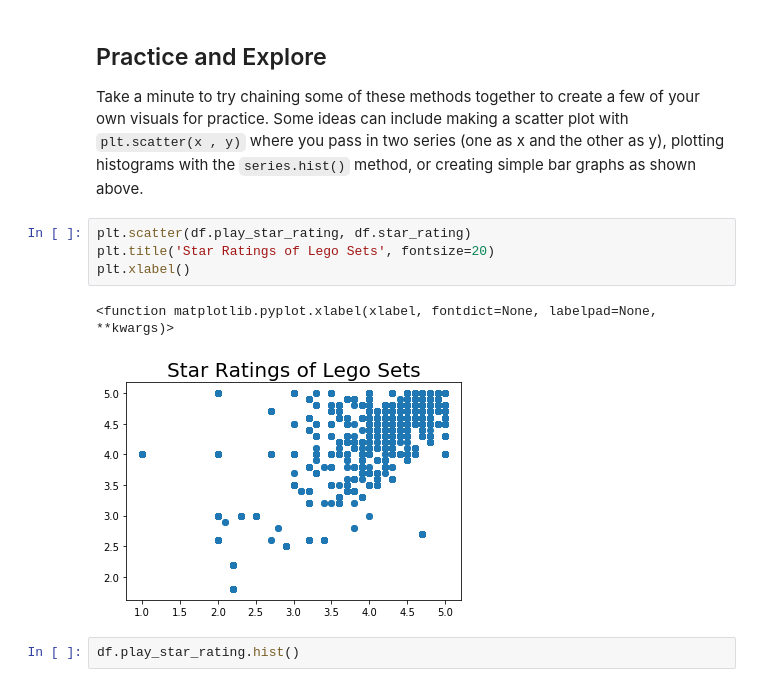
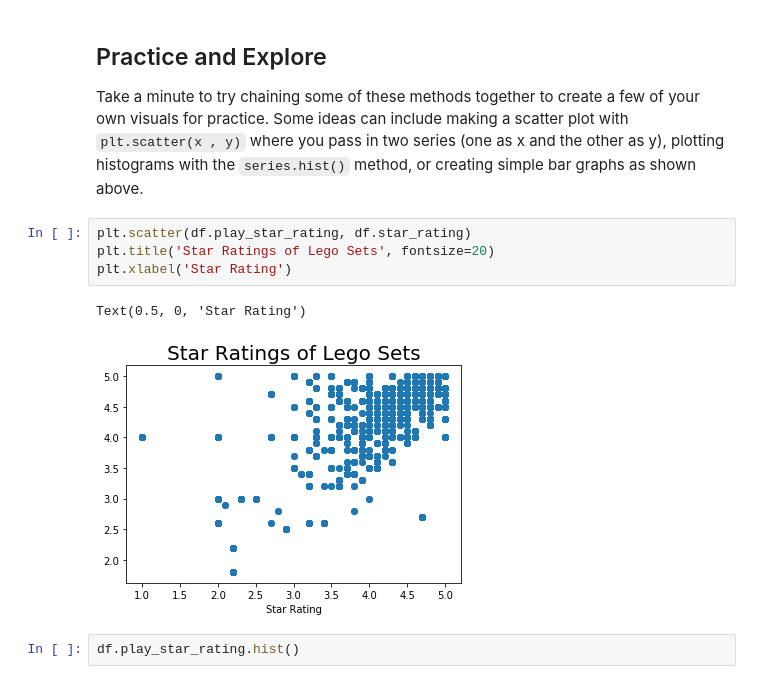
Before and after one commit to hparker5/dsc-first-codealong-nyc-ds-071519, a Jupyter notebook: index.ipynb, the cells around one changed output. Cells and saved outputs as stored; diff of their text form.

```diff
--- a/index.ipynb
+++ b/index.ipynb
@@ -341,10 +341,10 @@ Take a minute to try chaining some of these methods together to create a few of
 # %%
 plt.scatter(df.play_star_rating, df.star_rating)
 plt.title('Star Ratings of Lego Sets', fontsize=20)
-plt.xlabel()
+plt.xlabel('Star Rating')
 # %% [output]
-<function matplotlib.pyplot.xlabel(xlabel, fontdict=None, labelpad=None, **kwargs)>
+Text(0.5, 0, 'Star Rating')
-[figure, old version]
+[figure, new version]
 # %%
 df.play_star_rating.hist()
 # %% [output]
```
